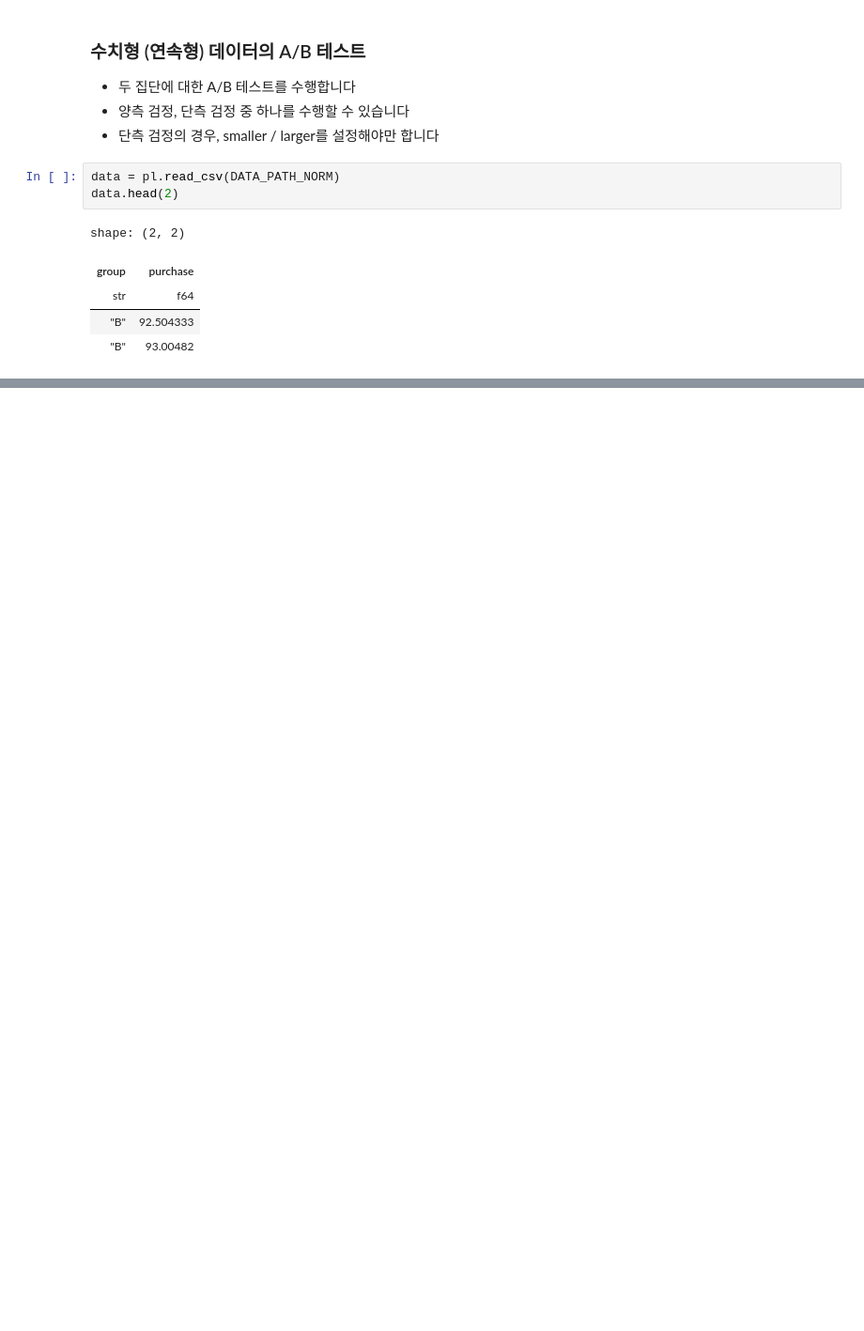
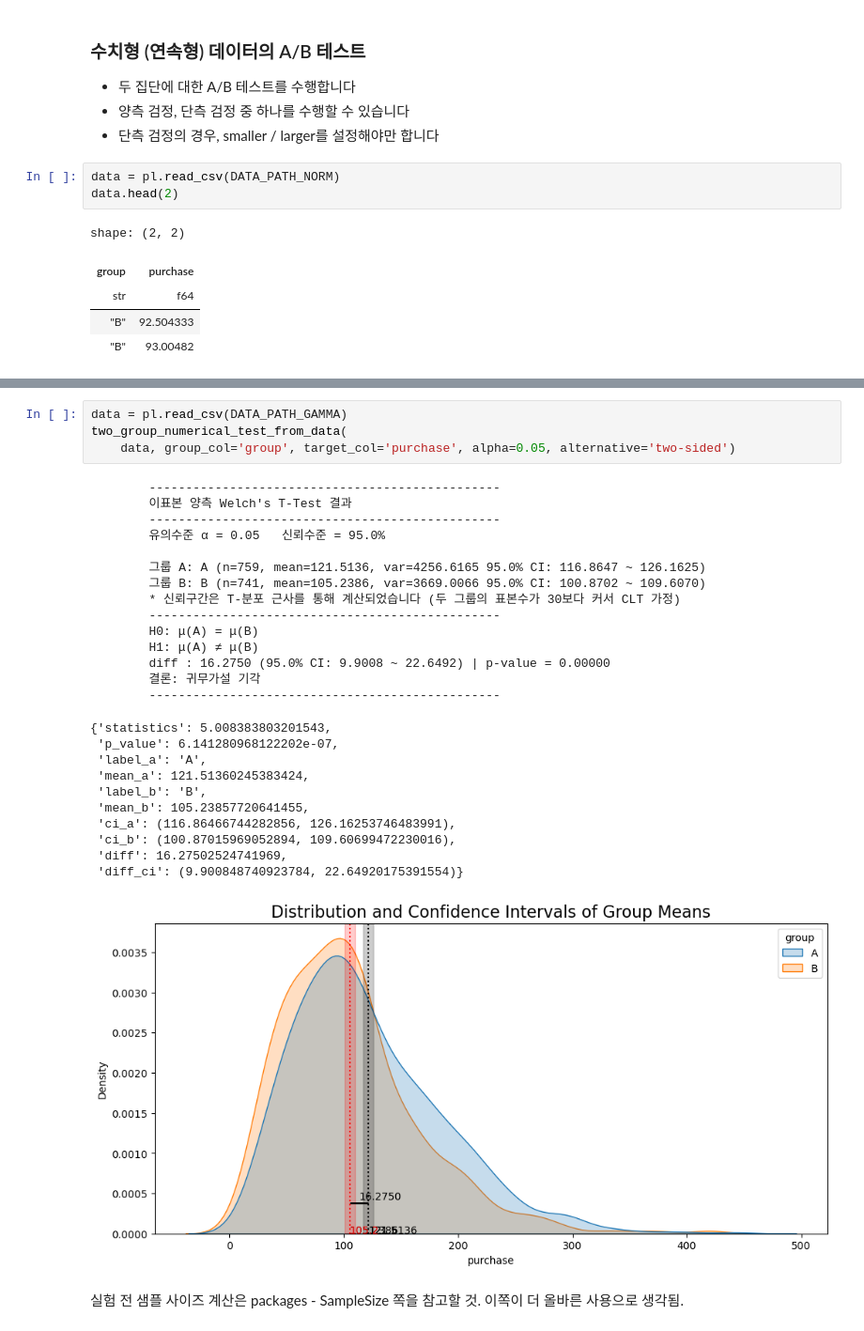
Before and after one commit to Sty1ish/DataAnalyticsTools, a Jupyter notebook: examples/ABTest-Example.ipynb, the cells around one changed output, grey strips where cells are left out. Shown at 94% size. Saved outputs shown, nothing was run; the diff lists cells and outputs as text; blank space fills up the shorter version.

```diff
--- a/examples/ABTest-Example.ipynb
+++ b/examples/ABTest-Example.ipynb
@@ -150,0 +181,33 @@ shape: (2, 2)
+# %%
+data = pl.read_csv(DATA_PATH_GAMMA)
+two_group_numerical_test_from_data(
+    data, group_col='group', target_col='purchase', alpha=0.05, alternative='two-sided')
+# %% [output]
+        ------------------------------------------------
+        이표본 양측 Welch's T-Test 결과
+        ------------------------------------------------
+        유의수준 α = 0.05   신뢰수준 = 95.0%
+
+        그룹 A: A (n=759, mean=121.5136, var=4256.6165 95.0% CI: 116.8647 ~ 126.1625)
+        그룹 B: B (n=741, mean=105.2386, var=3669.0066 95.0% CI: 100.8702 ~ 109.6070)
+        * 신뢰구간은 T-분포 근사를 통해 계산되었습니다 (두 그룹의 표본수가 30보다 커서 CLT 가정)
+        ------------------------------------------------
+        H0: μ(A) = μ(B)
+        H1: μ(A) ≠ μ(B)
+        diff : 16.2750 (95.0% CI: 9.9008 ~ 22.6492) | p-value = 0.00000
+        결론: 귀무가설 기각
+        ------------------------------------------------
+{'statistics': 5.008383803201543,
+ 'p_value': 6.141280968122202e-07,
+ 'label_a': 'A',
+ 'mean_a': 121.51360245383424,
+ 'label_b': 'B',
+ 'mean_b': 105.23857720641455,
+ 'ci_a': (116.86466744282856, 126.16253746483991),
+ 'ci_b': (100.87015969052894, 109.60699472230016),
+ 'diff': 16.27502524741969,
+ 'diff_ci': (9.900848740923784, 22.64920175391554)}
+[figure, added]
+# %% [markdown]
+실험 전 샘플 사이즈 계산은 packages - SampleSize 쪽을 참고할 것.
+이쪽이 더 올바른 사용으로 생각됨.
```
Also changed, not shown: parts of 2 cells of this notebook.
